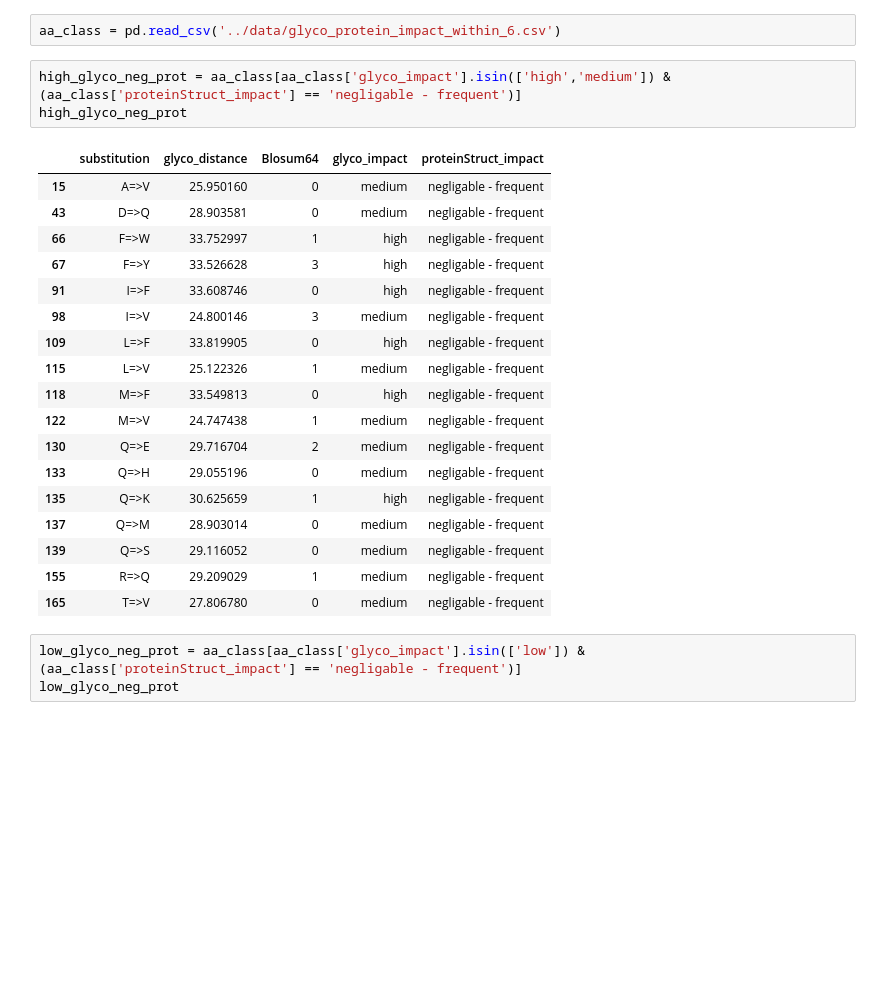
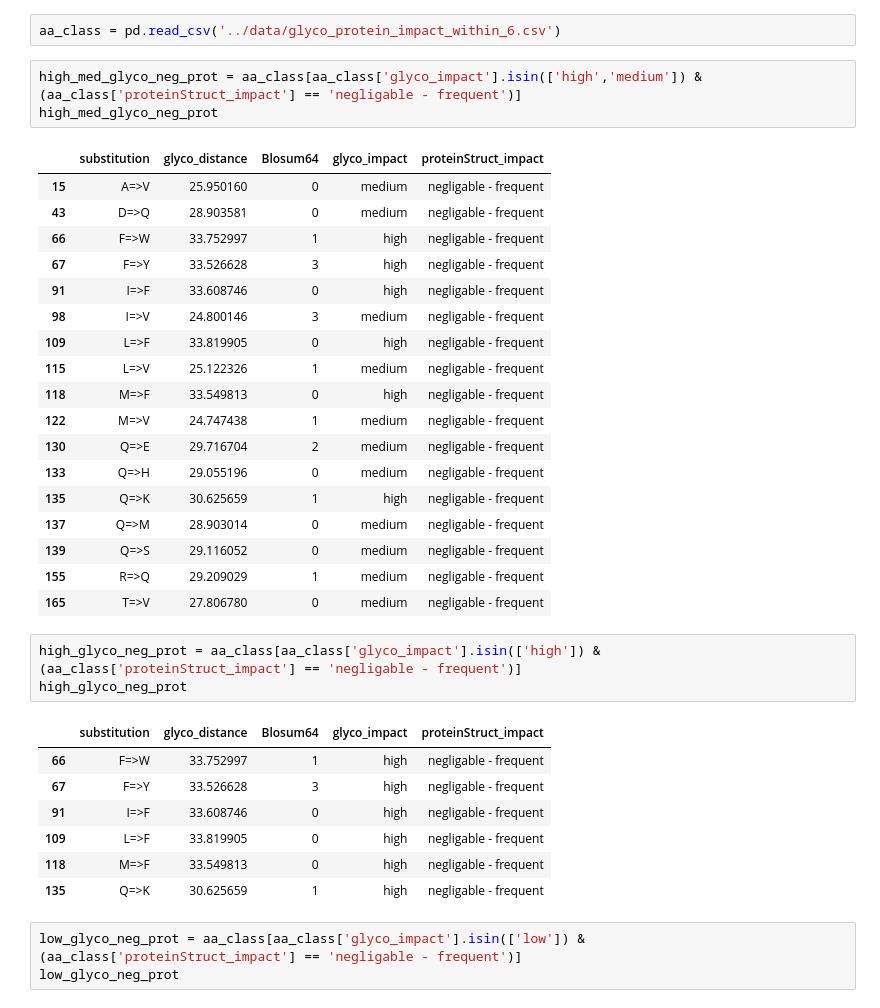
Before and after one commit to danielanach/glyco-clinvar, a Jupyter notebook: code/06_path_vs_benign_continuous.ipynb, the cells around one changed output. Saved outputs shown, nothing was run; the diff lists cells and outputs as text; blank space fills up the shorter version.

```diff
--- a/code/06_path_vs_benign_continuous.ipynb
+++ b/code/06_path_vs_benign_continuous.ipynb
@@ -111,28 +111,39 @@ for ac in df['aa_change'].unique():
 ## Looking on a per class basis
 # %%
 aa_class = pd.read_csv('../data/glyco_protein_impact_within_6.csv')
+# %%
+high_med_glyco_neg_prot = aa_class[aa_class['glyco_impact'].isin(['high','medium']) & (aa_class['proteinStruct_impact'] == 'negligable - frequent')]
+high_med_glyco_neg_prot
+# %% [output]
+|  | substitution | glyco_distance | Blosum64 | glyco_impact | proteinStruct_impact |
+| 15 | A=>V | 25.950160 | 0 | medium | negligable - frequent |
+| 43 | D=>Q | 28.903581 | 0 | medium | negligable - frequent |
+| 66 | F=>W | 33.752997 | 1 | high | negligable - frequent |
+| 67 | F=>Y | 33.526628 | 3 | high | negligable - frequent |
+| 91 | I=>F | 33.608746 | 0 | high | negligable - frequent |
+| 98 | I=>V | 24.800146 | 3 | medium | negligable - frequent |
+| 109 | L=>F | 33.819905 | 0 | high | negligable - frequent |
+| 115 | L=>V | 25.122326 | 1 | medium | negligable - frequent |
+| 118 | M=>F | 33.549813 | 0 | high | negligable - frequent |
+| 122 | M=>V | 24.747438 | 1 | medium | negligable - frequent |
+| 130 | Q=>E | 29.716704 | 2 | medium | negligable - frequent |
+| 133 | Q=>H | 29.055196 | 0 | medium | negligable - frequent |
+| 135 | Q=>K | 30.625659 | 1 | high | negligable - frequent |
+| 137 | Q=>M | 28.903014 | 0 | medium | negligable - frequent |
+| 139 | Q=>S | 29.116052 | 0 | medium | negligable - frequent |
+| 155 | R=>Q | 29.209029 | 1 | medium | negligable - frequent |
+| 165 | T=>V | 27.806780 | 0 | medium | negligable - frequent |
 # %%
-high_glyco_neg_prot = aa_class[aa_class['glyco_impact'].isin(['high','medium']) & (aa_class['proteinStruct_impact'] == 'negligable - frequent')]
+high_glyco_neg_prot = aa_class[aa_class['glyco_impact'].isin(['high']) & (aa_class['proteinStruct_impact'] == 'negligable - frequent')]
 high_glyco_neg_prot
 # %% [output]
 |  | substitution | glyco_distance | Blosum64 | glyco_impact | proteinStruct_impact |
-| 15 | A=>V | 25.950160 | 0 | medium | negligable - frequent |
-| 43 | D=>Q | 28.903581 | 0 | medium | negligable - frequent |
 | 66 | F=>W | 33.752997 | 1 | high | negligable - frequent |
 | 67 | F=>Y | 33.526628 | 3 | high | negligable - frequent |
 | 91 | I=>F | 33.608746 | 0 | high | negligable - frequent |
-| 98 | I=>V | 24.800146 | 3 | medium | negligable - frequent |
 | 109 | L=>F | 33.819905 | 0 | high | negligable - frequent |
-| 115 | L=>V | 25.122326 | 1 | medium | negligable - frequent |
 | 118 | M=>F | 33.549813 | 0 | high | negligable - frequent |
-| 122 | M=>V | 24.747438 | 1 | medium | negligable - frequent |
-| 130 | Q=>E | 29.716704 | 2 | medium | negligable - frequent |
-| 133 | Q=>H | 29.055196 | 0 | medium | negligable - frequent |
 | 135 | Q=>K | 30.625659 | 1 | high | negligable - frequent |
-| 137 | Q=>M | 28.903014 | 0 | medium | negligable - frequent |
-| 139 | Q=>S | 29.116052 | 0 | medium | negligable - frequent |
-| 155 | R=>Q | 29.209029 | 1 | medium | negligable - frequent |
-| 165 | T=>V | 27.806780 | 0 | medium | negligable - frequent |
 # %%
 low_glyco_neg_prot = aa_class[aa_class['glyco_impact'].isin(['low']) & (aa_class['proteinStruct_impact'] == 'negligable - frequent')]
 low_glyco_neg_prot
```
Also changed, not shown: parts of 14 cells of this notebook, 4 other files.
